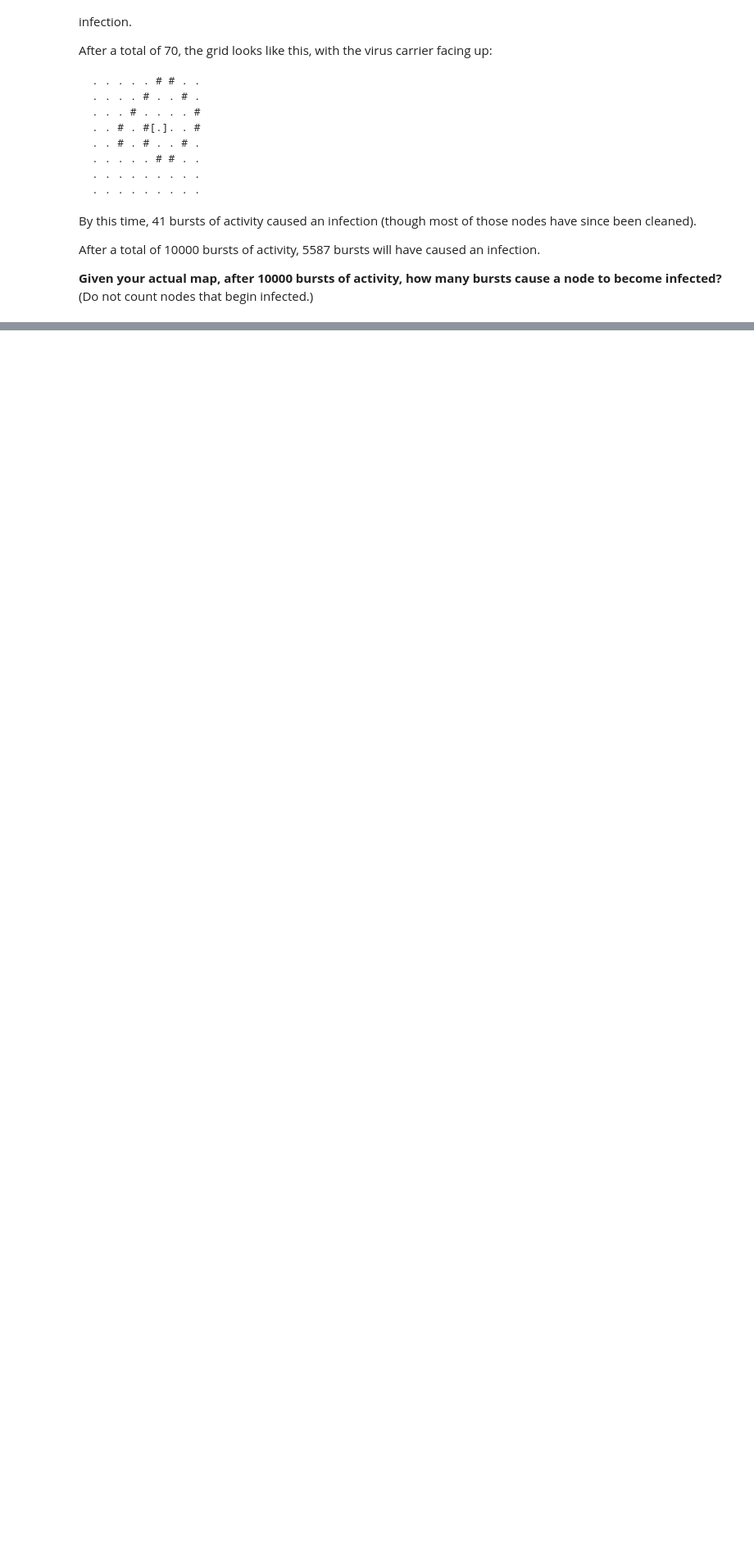
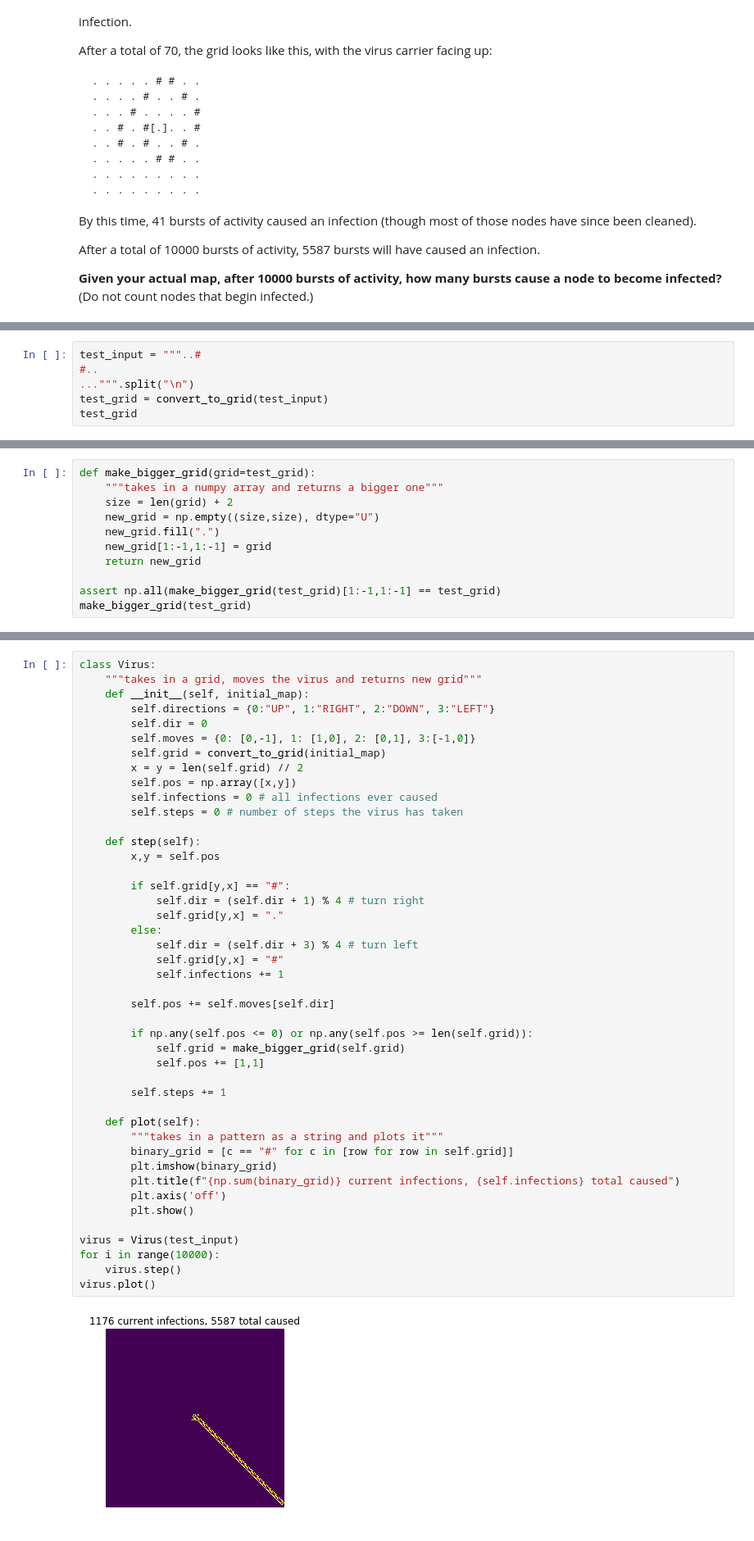
Before and after one commit to khalido/adventofcode, a Jupyter notebook: Day 22 - Sporifica Virus.ipynb, the cells around one changed output, grey strips where cells are left out. Shown at 82% size. Cells and saved outputs as stored; diff of their text form; blank space fills up the shorter version.

```diff
--- a/Day 22 - Sporifica Virus.ipynb
+++ b/Day 22 - Sporifica Virus.ipynb
@@ -133,0 +154,6 @@ puzzle_input[:]
+# %%
+test_input = """..#
+#..
+...""".split("\n")
+test_grid = convert_to_grid(test_input)
+test_grid
@@ -133,0 +167,11 @@ puzzle_input[:]
+# %%
+def make_bigger_grid(grid=test_grid):
+    """takes in a numpy array and returns a bigger one"""
+    size = len(grid) + 2
+    new_grid = np.empty((size,size), dtype="U")
+    new_grid.fill(".")
+    new_grid[1:-1,1:-1] = grid
+    return new_grid
+
+assert np.all(make_bigger_grid(test_grid)[1:-1,1:-1] == test_grid)
+make_bigger_grid(test_grid)
@@ -133,0 +185,46 @@ puzzle_input[:]
+# %%
+class Virus:
+    """takes in a grid, moves the virus and returns new grid"""
+    def __init__(self, initial_map):
+        self.directions = {0:"UP", 1:"RIGHT", 2:"DOWN", 3:"LEFT"}
+        self.dir = 0
+        self.moves = {0: [0,-1], 1: [1,0], 2: [0,1], 3:[-1,0]}
+        self.grid = convert_to_grid(initial_map)
+        x = y = len(self.grid) // 2
+        self.pos = np.array([x,y])
+        self.infections = 0 # all infections ever caused
+        self.steps = 0 # number of steps the virus has taken
+
+    def step(self):
+        x,y = self.pos
+
+        if self.grid[y,x] == "#":
+            self.dir = (self.dir + 1) % 4 # turn right
+            self.grid[y,x] = "."
+        else:
+            self.dir = (self.dir + 3) % 4 # turn left
+            self.grid[y,x] = "#"
+            self.infections += 1
+
+        self.pos += self.moves[self.dir]
+
+        if np.any(self.pos <= 0) or np.any(self.pos >= len(self.grid)):
+            self.grid = make_bigger_grid(self.grid)
+            self.pos += [1,1]
+
+        self.steps += 1
+
+    def plot(self):
+        """takes in a pattern as a string and plots it"""
+        binary_grid = [c == "#" for c in [row for row in self.grid]]
+        plt.imshow(binary_grid)
+        plt.title(f"{np.sum(binary_grid)} current infections, {self.infections} total caused")
+        plt.axis('off')
+        plt.show()
+
+virus = Virus(test_input)
+for i in range(10000):
+    virus.step()
+virus.plot()
+# %% [output]
+[figure, added]
```
Also changed, not shown: parts of 13 cells of this notebook, 1 other file.
